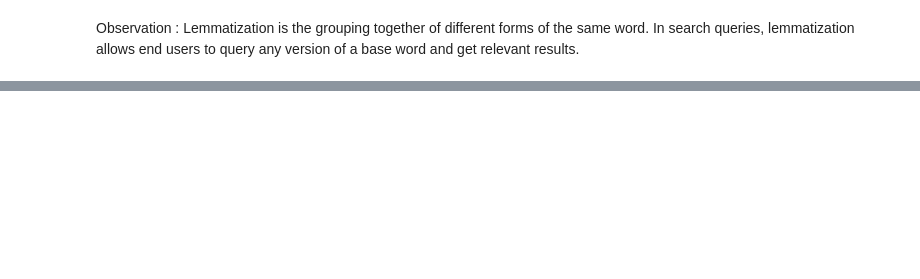
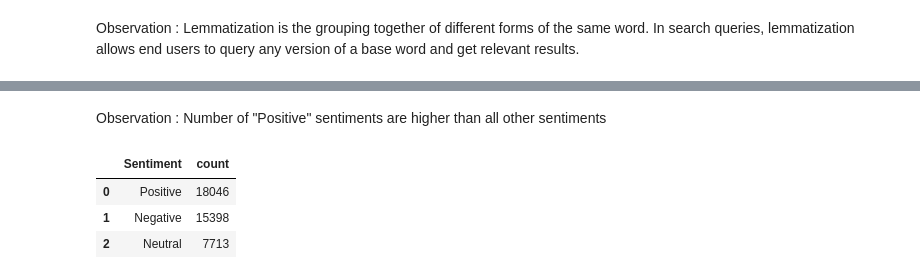
Before and after one commit to Shubhamprasad1995/Coronavirus-Tweet-Sentiment-Analysis, a Jupyter notebook: Coronavirus_Tweet_Sentiment_Analysis_Capstone_Project.ipynb, the cells around one changed output, grey strips where cells are left out. Drawn from its saved outputs; the diff is of its cells as text; code cells hidden in the pictures; blank space fills up the shorter version.

```diff
--- a/Coronavirus_Tweet_Sentiment_Analysis_Capstone_Project.ipynb
+++ b/Coronavirus_Tweet_Sentiment_Analysis_Capstone_Project.ipynb
@@ -249,0 +274,16 @@ Lemmatization is the grouping together of different forms of the same word. In s
+# %% [markdown]
+Observation :
+Number of "Positive" sentiments are higher than all other sentiments
+# %%
+# replacing values
+replace_values = {"Sentiment":{'Extremely Negative':'Negative', 'Extremely Positive':'Positive'}}
+df = df.replace(replace_values)
+# %%
+sentiment_count1 = df['Sentiment'].value_counts().reset_index()
+sentiment_count1.columns = ['Sentiment','count']
+sentiment_count1
+# %% [output]
+|  | Sentiment | count |
+| 0 | Positive | 18046 |
+| 1 | Negative | 15398 |
+| 2 | Neutral | 7713 |
```
Also changed, not shown: parts of 19 cells of this notebook.
